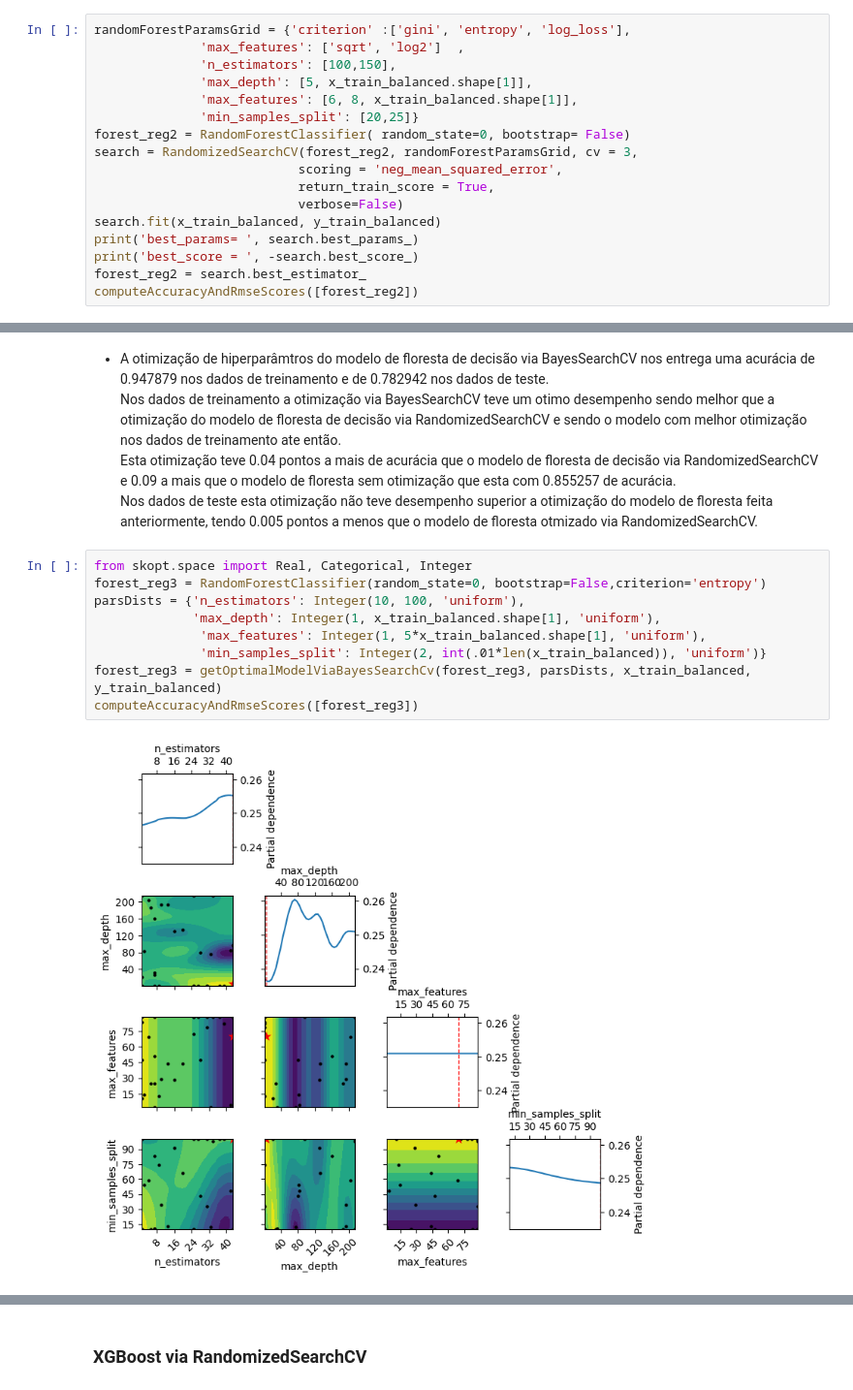
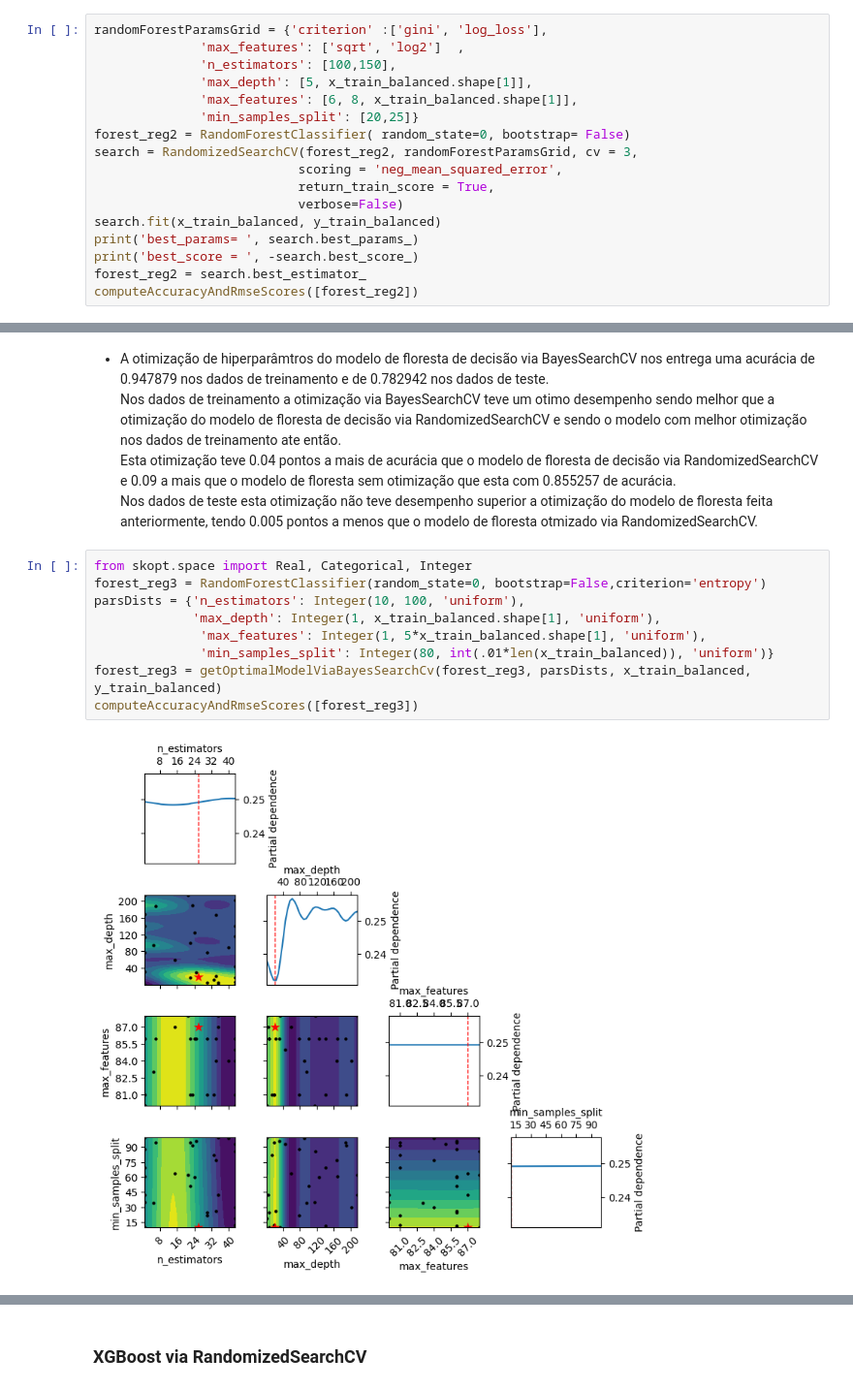
Before and after one commit to kaioreidela/Death_Prediction_in_ICU, a Jupyter notebook: Projeto_TI - final (1).ipynb, the cells around one changed output, grey strips where cells are left out. Shown at 97% size. Cells and saved outputs as stored; diff of their text form.

```diff
--- a/Projeto_TI - final (1).ipynb
+++ b/Projeto_TI - final (1).ipynb
@@ -1684,7 +1733,7 @@ DecisionTreeClassifier  ok
 Esta otimização no modelo de floresta de decisão conseguiu um otimo desempenho nos dados de treinamento elevando a acurácia do modelo sem otimização que estava com 0.855257 para 0.914711 no modelo otimizado, ou seja, a acurácia subiu 0.06 pontos nos dados de treinamento.
 Já nos dados de teste o modelo teve um desempenho semelhante aos modelos de árvores de decisão otimizados anteriormente, tendo um aumento de somente 0.0005 pontos.
 # %%
-randomForestParamsGrid = {'criterion' :['gini', 'entropy', 'log_loss'],
+randomForestParamsGrid = {'criterion' :['gini', 'log_loss'],
               'max_features': ['sqrt', 'log2']  ,
               'n_estimators': [100,150],
               'max_depth': [5, x_train_balanced.shape[1]],
@@ -1738,11 +1787,11 @@ Nos dados de teste esta otimização não teve desempenho superior a otimizaçã
 # %%
 from skopt.space import Real, Categorical, Integer
 forest_reg3 = RandomForestClassifier(random_state=0, bootstrap=False,criterion='entropy')
 parsDists = {'n_estimators': Integer(10, 100, 'uniform'),
              'max_depth': Integer(1, x_train_balanced.shape[1], 'uniform'),
               'max_features': Integer(1, 5*x_train_balanced.shape[1], 'uniform'),
-              'min_samples_split': Integer(2, int(.01*len(x_train_balanced)), 'uniform')}
+              'min_samples_split': Integer(80, int(.01*len(x_train_balanced)), 'uniform')}
 forest_reg3 = getOptimalModelViaBayesSearchCv(forest_reg3, parsDists, x_train_balanced, y_train_balanced)
 computeAccuracyAndRmseScores([forest_reg3])
 # %% [output]
-[figure, old version]
+[figure, new version]
```
Also changed, not shown: parts of 78 cells of this notebook.
